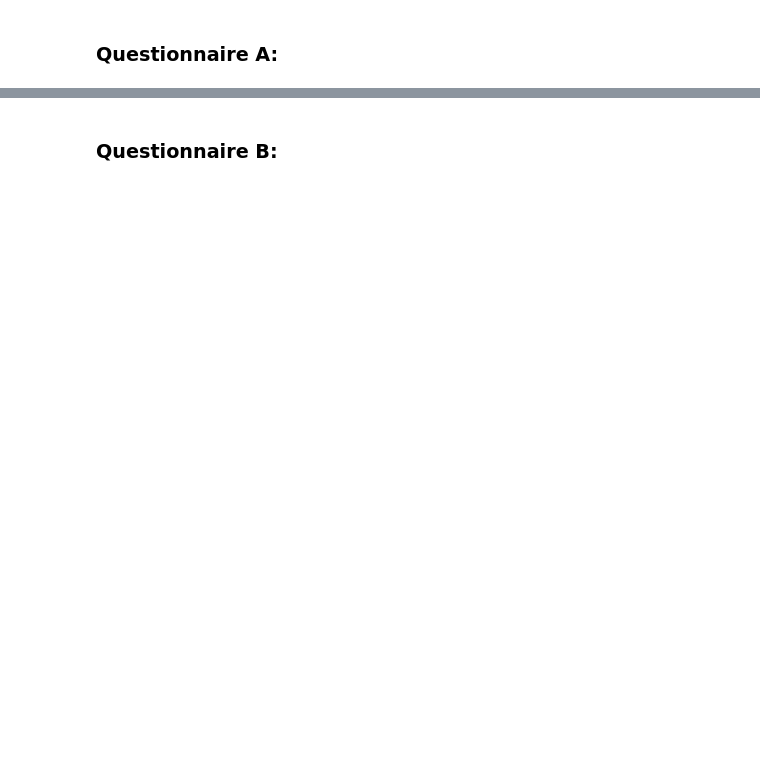
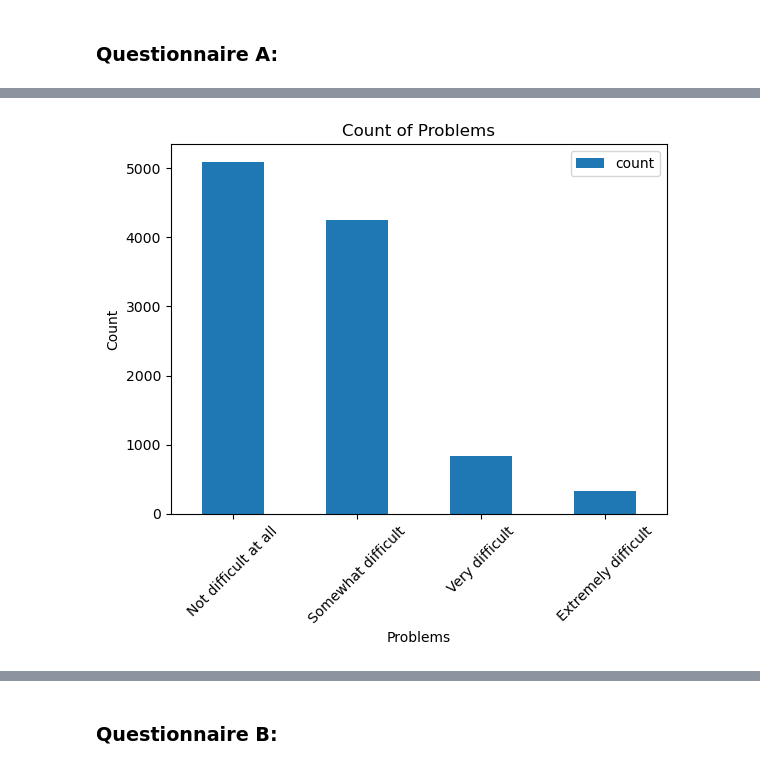
Before and after one commit to KohanaD/Gaming_Health_Capstone, a Jupyter notebook: gaming health survey capstone.ipynb, the cells around one changed output, grey strips where cells are left out. Cells and saved outputs as stored; diff of their text form; code cells hidden in the pictures; blank space fills up the shorter version.

```diff
--- a/gaming health survey capstone.ipynb
+++ b/gaming health survey capstone.ipynb
@@ -68,0 +121,3 @@ survey_quest_a
+# %%
+league = survey_quest_a[survey_quest_a['games'] == 'League of Legends']
+league
@@ -68,0 +138,13 @@ survey_quest_a
+# %%
+league = league.value_counts('problems').reset_index()
+# %%
+ax = (
+    league[['problems','count']]
+).plot(kind='bar')
+ax.set(title = 'Count of Problems',
+      xlabel = 'Problems',
+      ylabel = 'Count')
+ax.set_xticklabels(['Not difficult at all','Somewhat difficult','Very difficult','Extremely difficult' ])
+ax.tick_params(axis='x', rotation=45)
+# %% [output]
+[figure, added]
```
Also changed, not shown: parts of 24 cells of this notebook, 1 other file.
